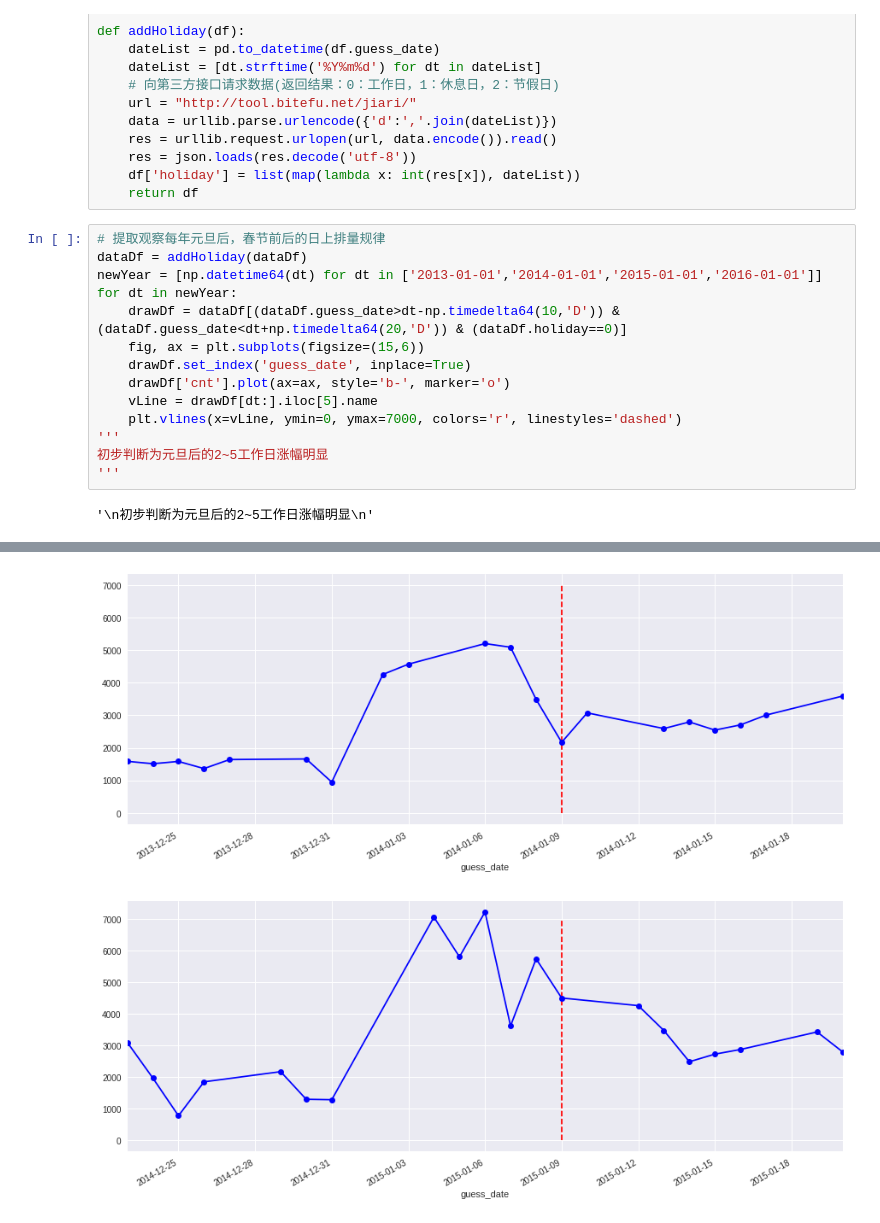
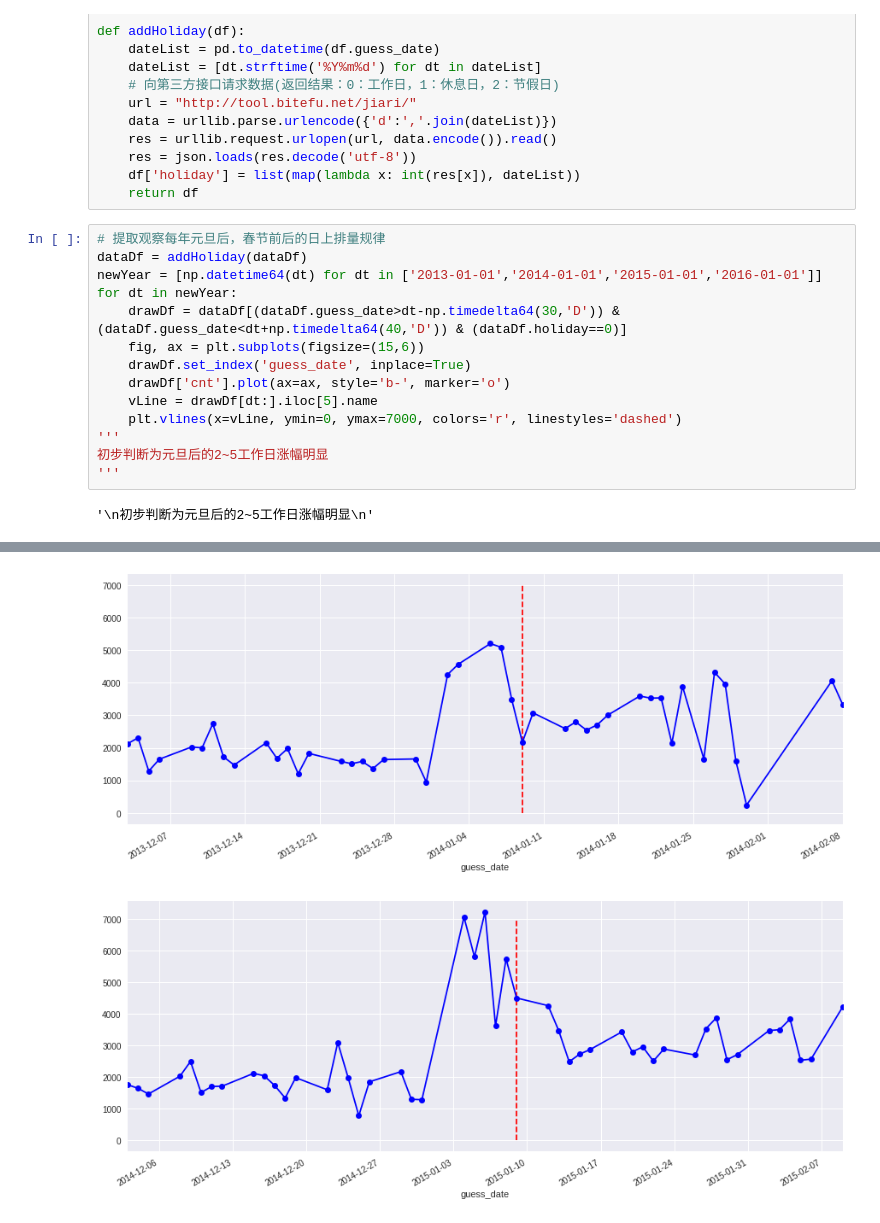
Before and after one commit to YunaQiu/yancheng_borad, a Jupyter notebook: analysis.ipynb, the cells around one changed output, grey strips where cells are left out. Drawn from its saved outputs; the diff is of its cells as text.

```diff
--- a/analysis.ipynb
+++ b/analysis.ipynb
@@ -395,7 +361,7 @@ def addHoliday(df):
 dataDf = addHoliday(dataDf)
 newYear = [np.datetime64(dt) for dt in ['2013-01-01','2014-01-01','2015-01-01','2016-01-01']]
 for dt in newYear:
-    drawDf = dataDf[(dataDf.guess_date>dt-np.timedelta64(10,'D')) & (dataDf.guess_date<dt+np.timedelta64(20,'D')) & (dataDf.holiday==0)]
+    drawDf = dataDf[(dataDf.guess_date>dt-np.timedelta64(30,'D')) & (dataDf.guess_date<dt+np.timedelta64(40,'D')) & (dataDf.holiday==0)]
     fig, ax = plt.subplots(figsize=(15,6))
     drawDf.set_index('guess_date', inplace=True)
     drawDf['cnt'].plot(ax=ax, style='b-', marker='o')
@@ -410,2 +376,2 @@ for dt in newYear:
-[figure, old version]
+[figure, new version]
-[figure, old version]
+[figure, new version]
```
Also changed, not shown: parts of 9 cells of this notebook, 4 other files.
